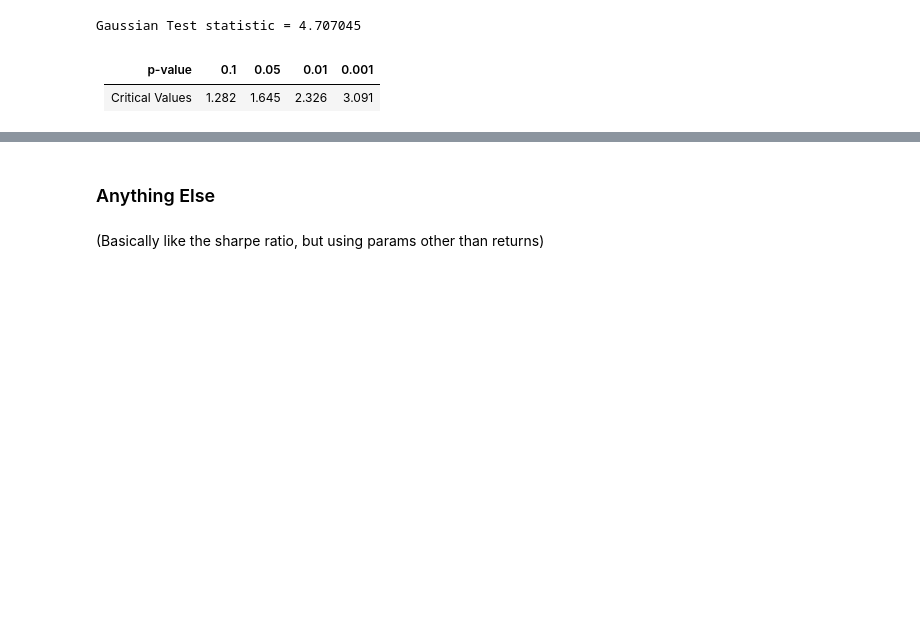
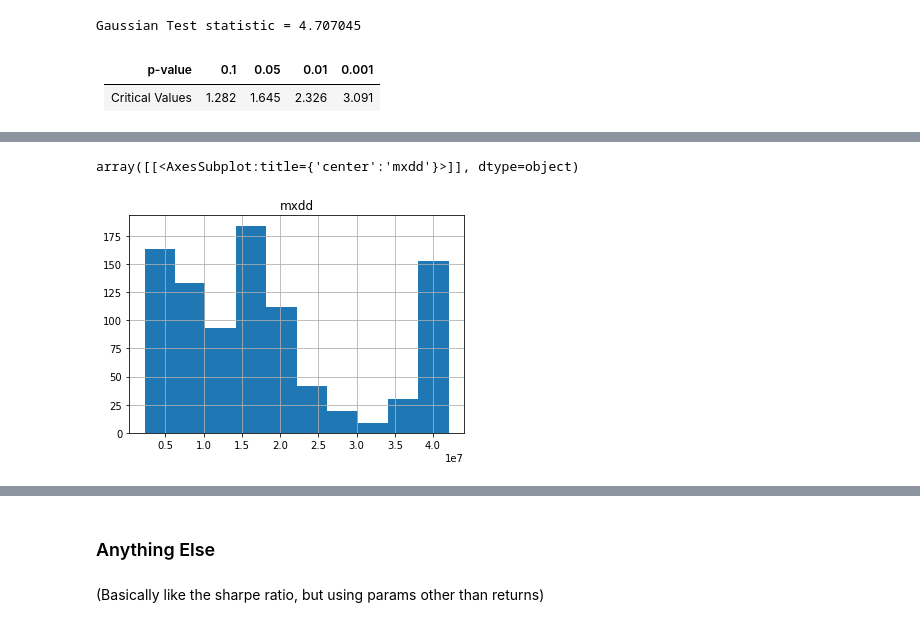
Before and after one commit to sunnymnie/crypto-printer, a Jupyter notebook: research/metrics-research.ipynb, the cells around one changed output, grey strips where cells are left out. Drawn from its saved outputs; the diff is of its cells as text; code cells hidden in the pictures; blank space fills up the shorter version.

```diff
--- a/research/metrics-research.ipynb
+++ b/research/metrics-research.ipynb
@@ -110,0 +104,2 @@ daily_returns1
+# %%
+bigdf = pd.concat([df1, df2, df3, df4, df5, df6, df7])
@@ -120,0 +164,5 @@ for index, row in daily_returns1.iterrows():
+# %%
+bigdf.hist('mxdd')
+# %% [output]
+array([[<AxesSubplot:title={'center':'mxdd'}>]], dtype=object)
+[figure, added]
```
Also changed, not shown: parts of 16 cells of this notebook, 1 other file.
